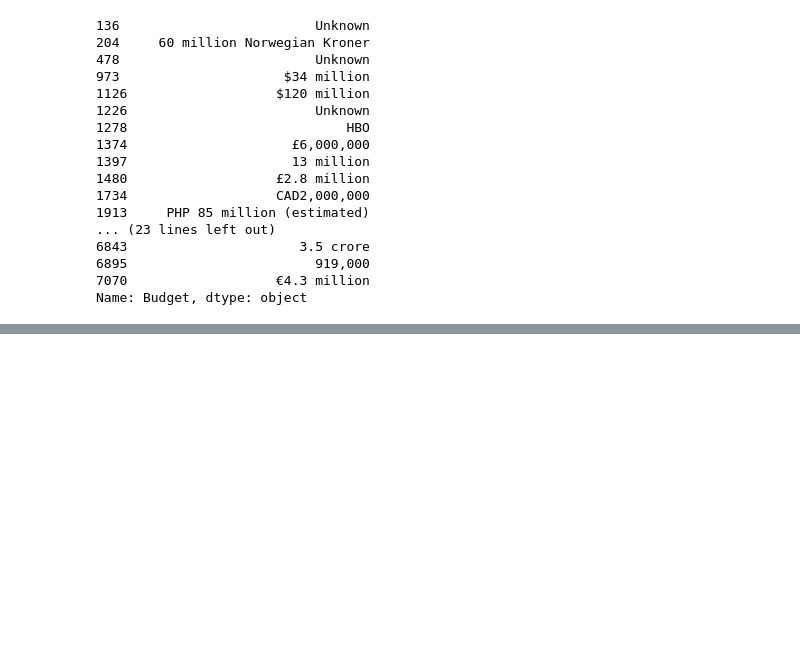
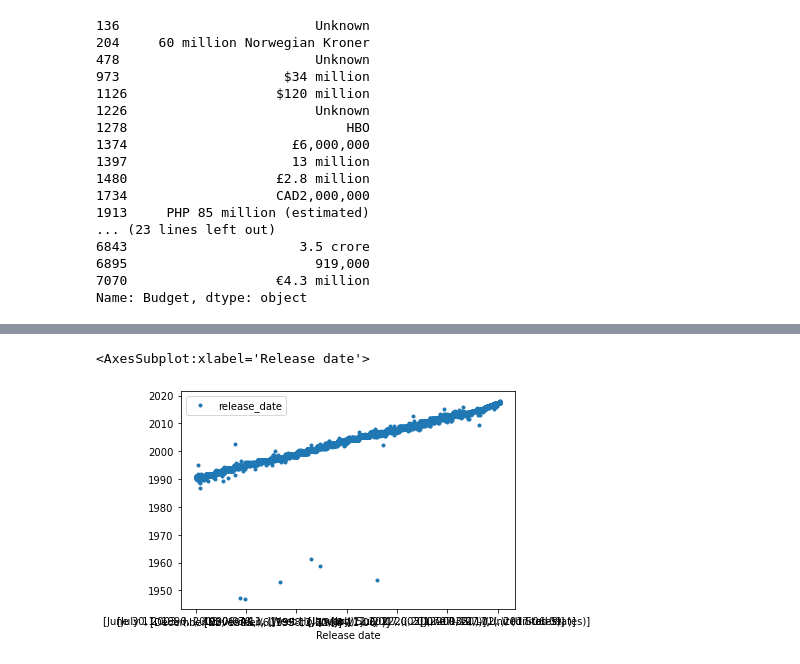
Before and after one commit to wbelayne21/Movies_ETL, a Jupyter notebook: Amazing_Prime.ipynb, the cells around one changed output, grey strips where cells are left out. Cells and saved outputs as stored; diff of their text form; code cells hidden in the pictures; blank space fills up the shorter version.

```diff
--- a/Amazing_Prime.ipynb
+++ b/Amazing_Prime.ipynb
@@ -689,0 +776,9 @@ Name: rating, dtype: float64
+# %%
+# compare relsease dates
+# Release date == wiki
+# release_date == kaggle
+
+movies_df[['Release date', 'release_date']].plot(x='Release date', y='release_date', style = '.')
+# %% [output]
+<AxesSubplot:xlabel='Release date'>
+[figure, added]
```
Also changed, not shown: parts of 63 cells of this notebook.
